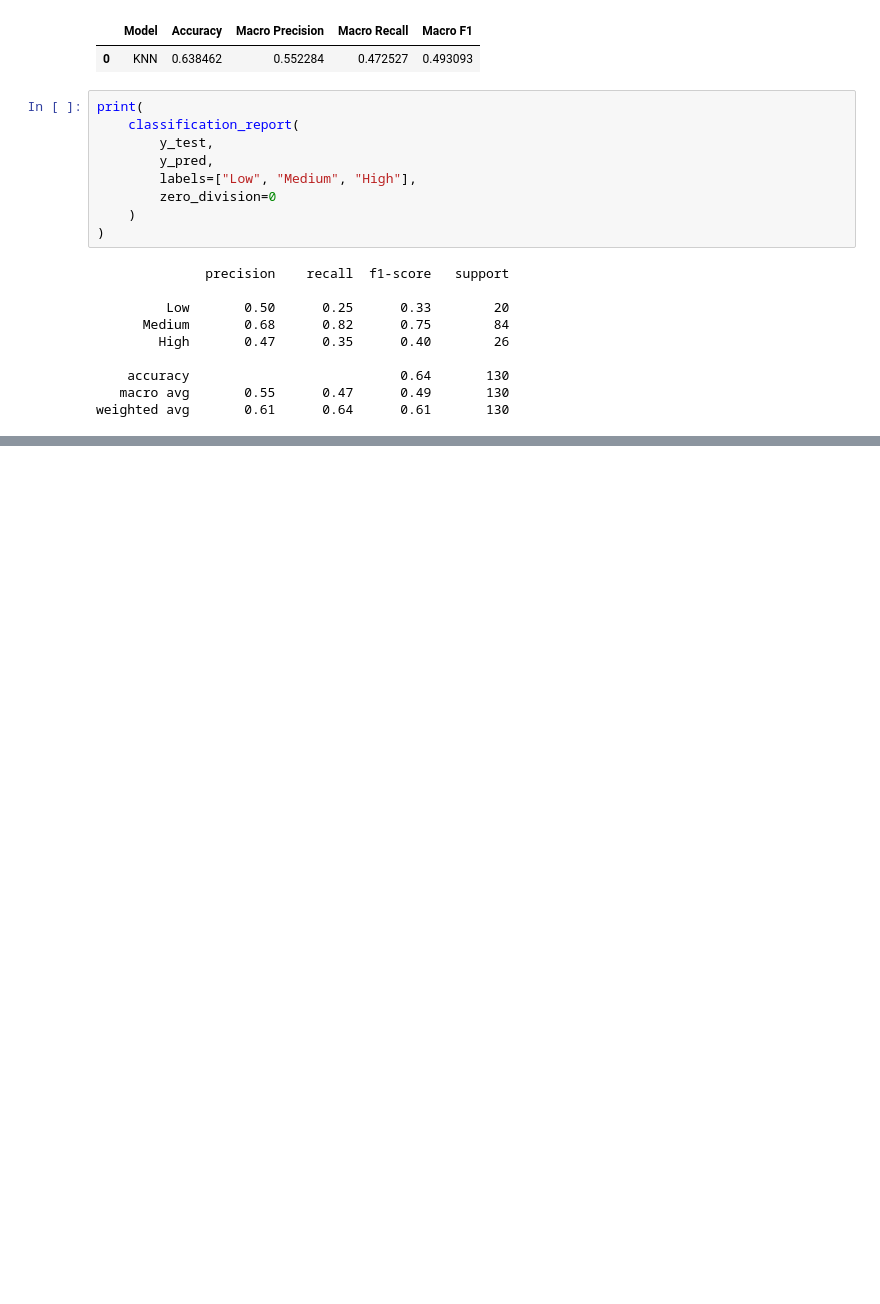
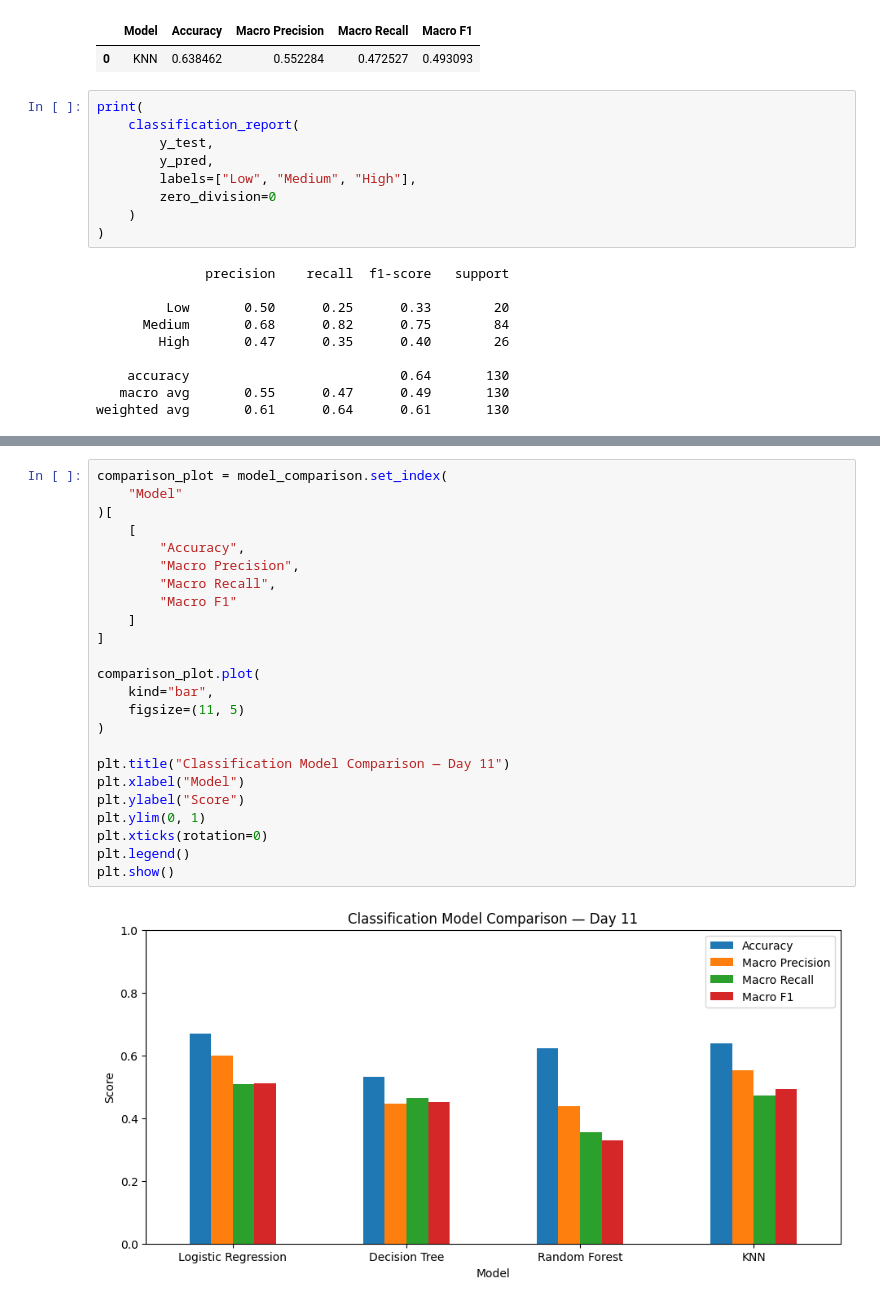
Before and after one commit to lightcode01-oss/IYB_INTERNSHIP, a Jupyter notebook: Day_11_KNN_Classification_Model.ipynb, the cells around one changed output, grey strips where cells are left out. Saved outputs shown, nothing was run; the diff lists cells and outputs as text; blank space fills up the shorter version.

```diff
--- a/Day_11_KNN_Classification_Model.ipynb
+++ b/Day_11_KNN_Classification_Model.ipynb
@@ -380,0 +764,26 @@ weighted avg       0.61      0.64      0.61       130
+# %%
+comparison_plot = model_comparison.set_index(
+    "Model"
+)[
+    [
+        "Accuracy",
+        "Macro Precision",
+        "Macro Recall",
+        "Macro F1"
+    ]
+]
+
+comparison_plot.plot(
+    kind="bar",
+    figsize=(11, 5)
+)
+
+plt.title("Classification Model Comparison — Day 11")
+plt.xlabel("Model")
+plt.ylabel("Score")
+plt.ylim(0, 1)
+plt.xticks(rotation=0)
+plt.legend()
+plt.show()
+# %% [output]
+[figure, added]
```
Also changed, not shown: parts of 22 cells of this notebook.
